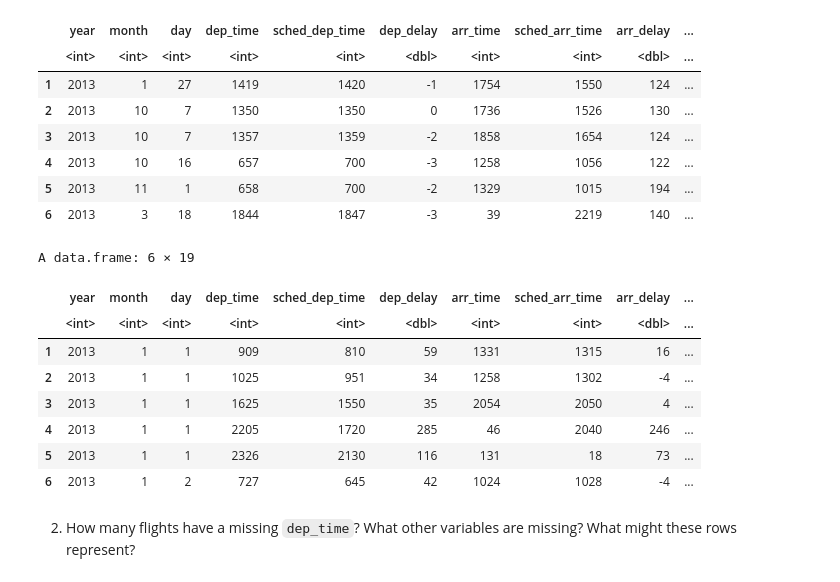
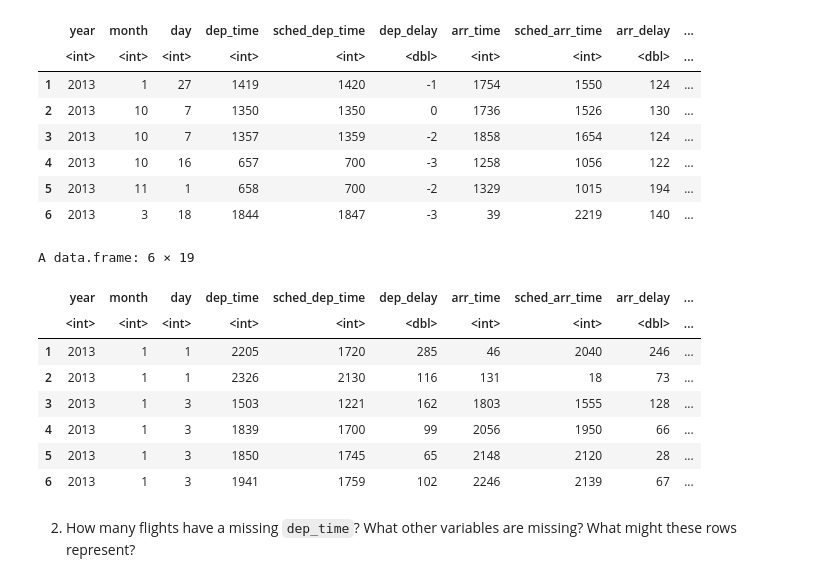
Before and after one commit to MathiasSchindlerCPH/BSE-T2-Data-Visualization-repo, a Jupyter notebook: PSET1/MSCH_PSET1_data-viz.ipynb, the cells around one changed output. Drawn from its saved outputs; the diff is of its cells as text; code cells hidden in the pictures.

```diff
--- a/PSET1/MSCH_PSET1_data-viz.ipynb
+++ b/PSET1/MSCH_PSET1_data-viz.ipynb
@@ -142,17 +141,17 @@ A data.frame: 6 × 19
 | 6 | 2013 | 3 | 18 | 1844 | 1847 | -3 | 39 | 2219 | 140 | ... |
 # %%
 # F. Were delayed by at least an hour, but made up over 30 minutes in flight
-head(filter(df, dep_delay >= 30, dep_delay - arr_delay > 30))
+head(filter(df, dep_delay >= 60, dep_delay - arr_delay > 30))
 # %% [output]
 A data.frame: 6 × 19
 |  | year | month | day | dep_time | sched_dep_time | dep_delay | arr_time | sched_arr_time | arr_delay | ... |
 |  | <int> | <int> | <int> | <int> | <int> | <dbl> | <int> | <int> | <dbl> | ... |
-| 1 | 2013 | 1 | 1 | 909 | 810 | 59 | 1331 | 1315 | 16 | ... |
-| 2 | 2013 | 1 | 1 | 1025 | 951 | 34 | 1258 | 1302 | -4 | ... |
-| 3 | 2013 | 1 | 1 | 1625 | 1550 | 35 | 2054 | 2050 | 4 | ... |
-| 4 | 2013 | 1 | 1 | 2205 | 1720 | 285 | 46 | 2040 | 246 | ... |
-| 5 | 2013 | 1 | 1 | 2326 | 2130 | 116 | 131 | 18 | 73 | ... |
-| 6 | 2013 | 1 | 2 | 727 | 645 | 42 | 1024 | 1028 | -4 | ... |
+| 1 | 2013 | 1 | 1 | 2205 | 1720 | 285 | 46 | 2040 | 246 | ... |
+| 2 | 2013 | 1 | 1 | 2326 | 2130 | 116 | 131 | 18 | 73 | ... |
+| 3 | 2013 | 1 | 3 | 1503 | 1221 | 162 | 1803 | 1555 | 128 | ... |
+| 4 | 2013 | 1 | 3 | 1839 | 1700 | 99 | 2056 | 1950 | 66 | ... |
+| 5 | 2013 | 1 | 3 | 1850 | 1745 | 65 | 2148 | 2120 | 28 | ... |
+| 6 | 2013 | 1 | 3 | 1941 | 1759 | 102 | 2246 | 2139 | 67 | ... |
 # %% [markdown]
 2. How many flights have a missing `dep_time`? What other variables are missing? What might these rows represent?
 # %%
```
Also changed, not shown: parts of 22 cells of this notebook.
